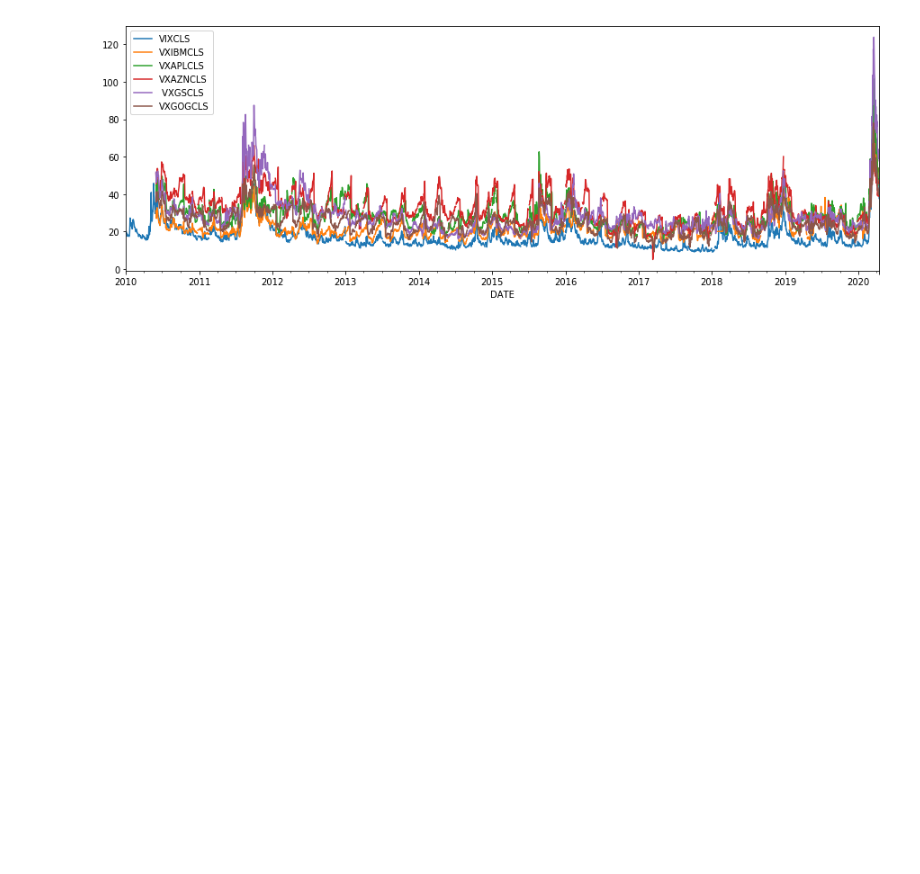
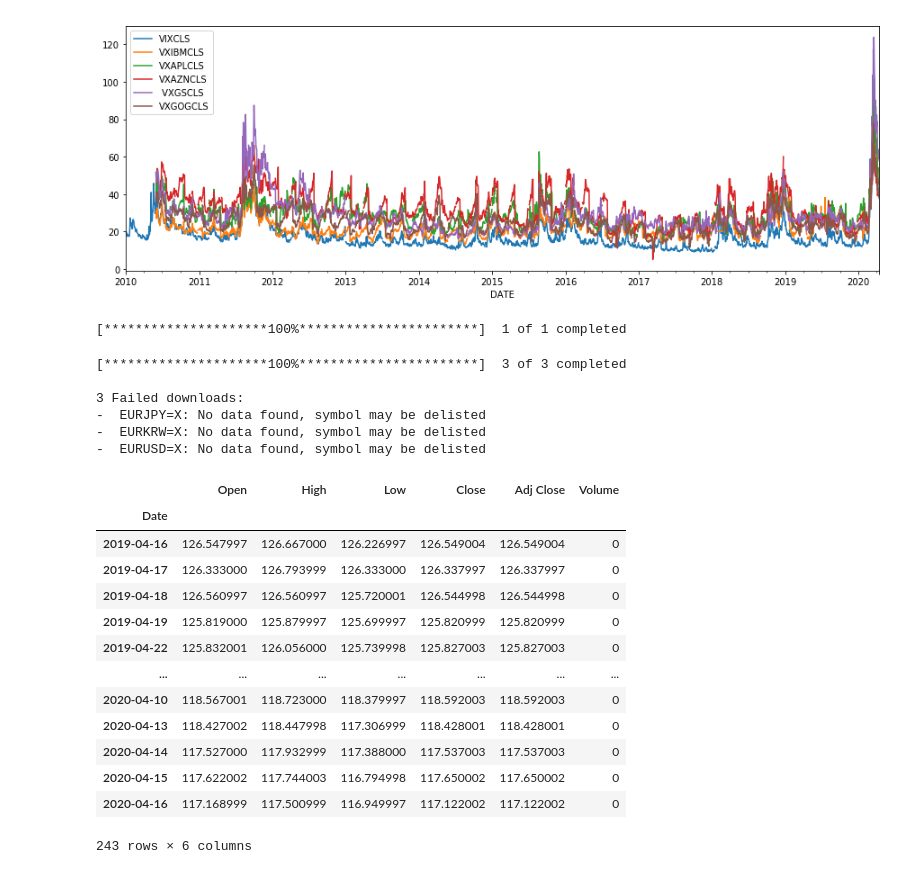
Before and after one commit to LorenzoNJ/SimPyFi, a Jupyter notebook: stock_query.ipynb, the cells around one changed output. Saved outputs shown, nothing was run; the diff lists cells and outputs as text; code cells hidden in the pictures; blank space fills up the shorter version.

```diff
--- a/stock_query.ipynb
+++ b/stock_query.ipynb
@@ -5,6 +5,7 @@
 import yfinance as yf
 from pandas_datareader import data as web
 ALPHAVANTAGE_API_KEY = "E2S9WCQXMIMBMR61"
+AVAILABLE_THREADS = 2
 
 # finance libraries
 import pandas as pd
@@ -94,3 +96,34 @@ vixs.plot()
 # %% [output]
 <matplotlib.axes._subplots.AxesSubplot at 0x...>
 [figure]
+# %%
+# retrieving exchange rates
+fx = yf.download(' EURJPY=X', period="1Y", thread = AVAILABLE_THREADS)
+# %% [output]
+[*********************100%***********************]  1 of 1 completed
+# %%
+fx = yf.download(currency_list, period="1Y", thread = AVAILABLE_THREADS)
+# %% [output]
+[*********************100%***********************]  3 of 3 completed
+
+3 Failed downloads:
+-  EURJPY=X: No data found, symbol may be delisted
+-  EURKRW=X: No data found, symbol may be delisted
+-  EURUSD=X: No data found, symbol may be delisted
+# %%
+fx
+# %% [output]
+|  | Open | High | Low | Close | Adj Close | Volume |
+| Date |  |  |  |  |  |  |
+| 2019-04-16 | 126.547997 | 126.667000 | 126.226997 | 126.549004 | 126.549004 | 0 |
+| 2019-04-17 | 126.333000 | 126.793999 | 126.333000 | 126.337997 | 126.337997 | 0 |
+| 2019-04-18 | 126.560997 | 126.560997 | 125.720001 | 126.544998 | 126.544998 | 0 |
+| 2019-04-19 | 125.819000 | 125.879997 | 125.699997 | 125.820999 | 125.820999 | 0 |
+| 2019-04-22 | 125.832001 | 126.056000 | 125.739998 | 125.827003 | 125.827003 | 0 |
+| ... | ... | ... | ... | ... | ... | ... |
+| 2020-04-10 | 118.567001 | 118.723000 | 118.379997 | 118.592003 | 118.592003 | 0 |
+| 2020-04-13 | 118.427002 | 118.447998 | 117.306999 | 118.428001 | 118.428001 | 0 |
+| 2020-04-14 | 117.527000 | 117.932999 | 117.388000 | 117.537003 | 117.537003 | 0 |
+| 2020-04-15 | 117.622002 | 117.744003 | 116.794998 | 117.650002 | 117.650002 | 0 |
+| 2020-04-16 | 117.168999 | 117.500999 | 116.949997 | 117.122002 | 117.122002 | 0 |
+243 rows × 6 columns
```
Also changed, not shown: parts of 3 cells of this notebook, 2 other files.
